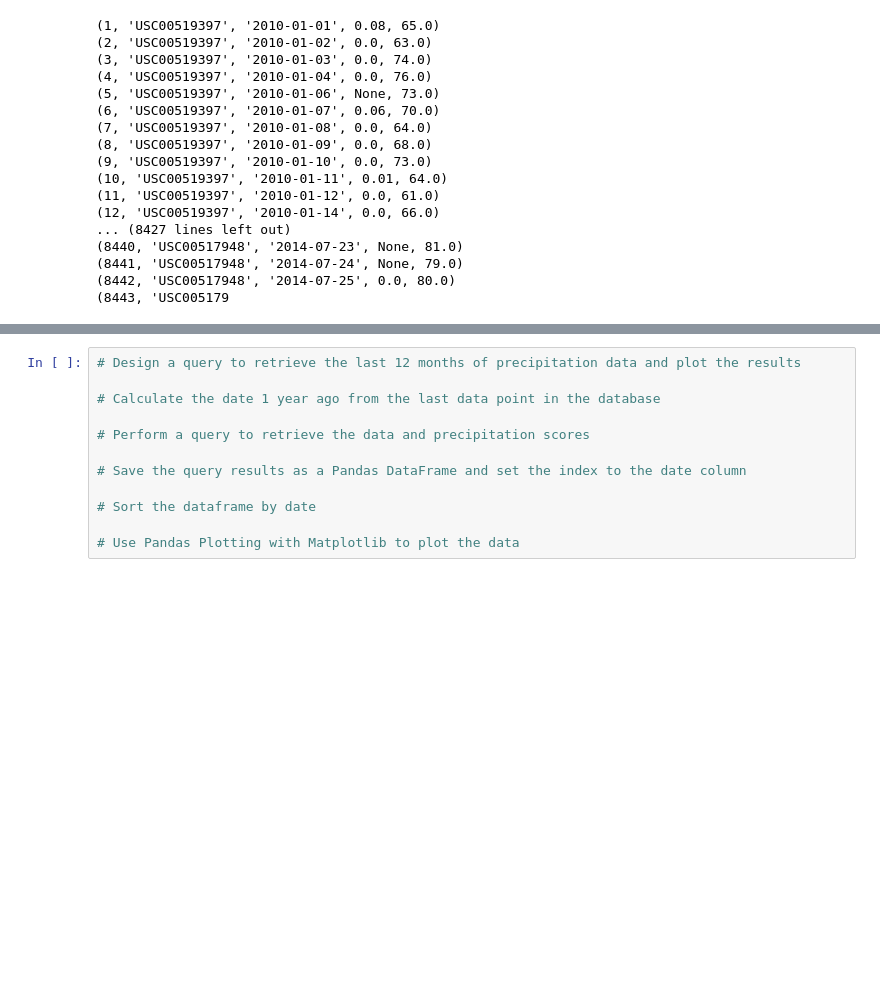
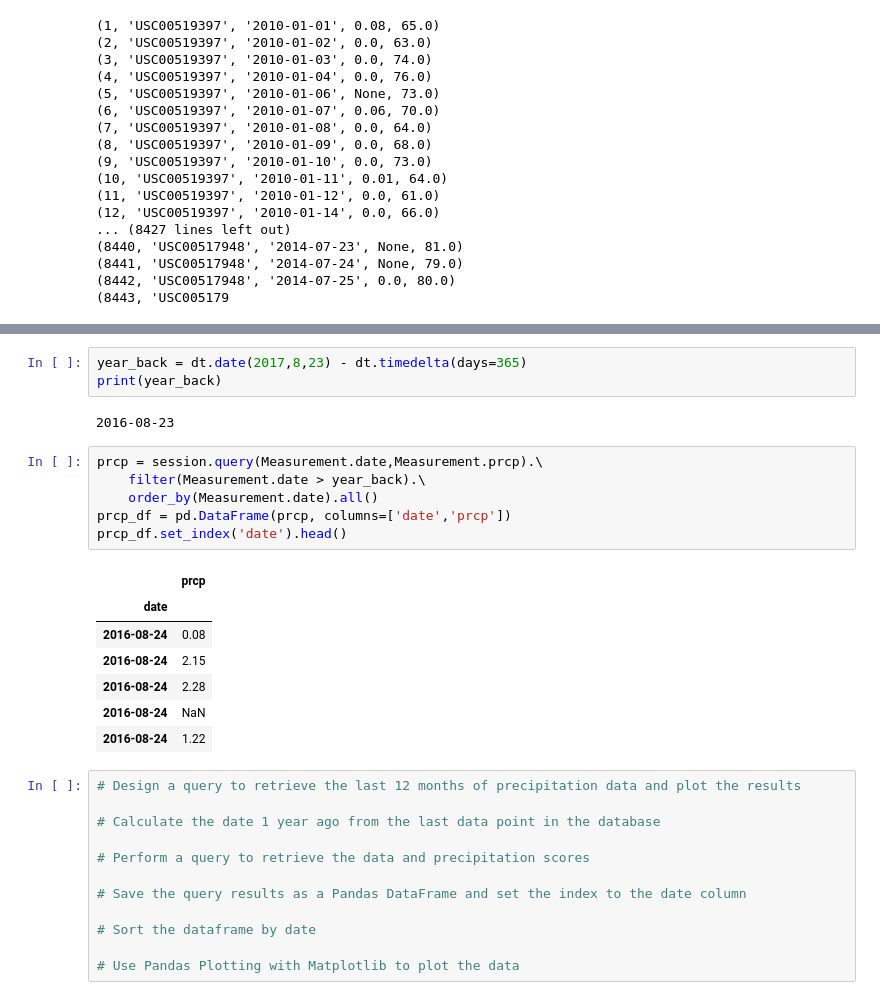
Before and after one commit to vabigdatamover/Barhorst_DataBootCamp_HW, a Jupyter notebook: Barhorst-Homework/Unit_8_Advanced_Storage/Instructions/climate_starter.ipynb, the cells around one changed output, grey strips where cells are left out. Cells and saved outputs as stored; diff of their text form; blank space fills up the shorter version.

```diff
--- a/Barhorst-Homework/Unit_8_Advanced_Storage/Instructions/climate_starter.ipynb
+++ b/Barhorst-Homework/Unit_8_Advanced_Storage/Instructions/climate_starter.ipynb
@@ -90,3 +103,22 @@ SyntaxError: invalid syntax (<ipython-input-28-55acfceffb08>, line 1)
+# %%
+year_back = dt.date(2017,8,23) - dt.timedelta(days=365)
+print(year_back)
+# %% [output]
+2016-08-23
+# %%
+prcp = session.query(Measurement.date,Measurement.prcp).\
+    filter(Measurement.date > year_back).\
+    order_by(Measurement.date).all()
+prcp_df = pd.DataFrame(prcp, columns=['date','prcp'])
+prcp_df.set_index('date').head()
+# %% [output]
+|  | prcp |
+| date |  |
+| 2016-08-24 | 0.08 |
+| 2016-08-24 | 2.15 |
+| 2016-08-24 | 2.28 |
+| 2016-08-24 | NaN |
+| 2016-08-24 | 1.22 |
 # %%
 # Design a query to retrieve the last 12 months of precipitation data and plot the results
 
```
Also changed, not shown: parts of 3 cells of this notebook.
